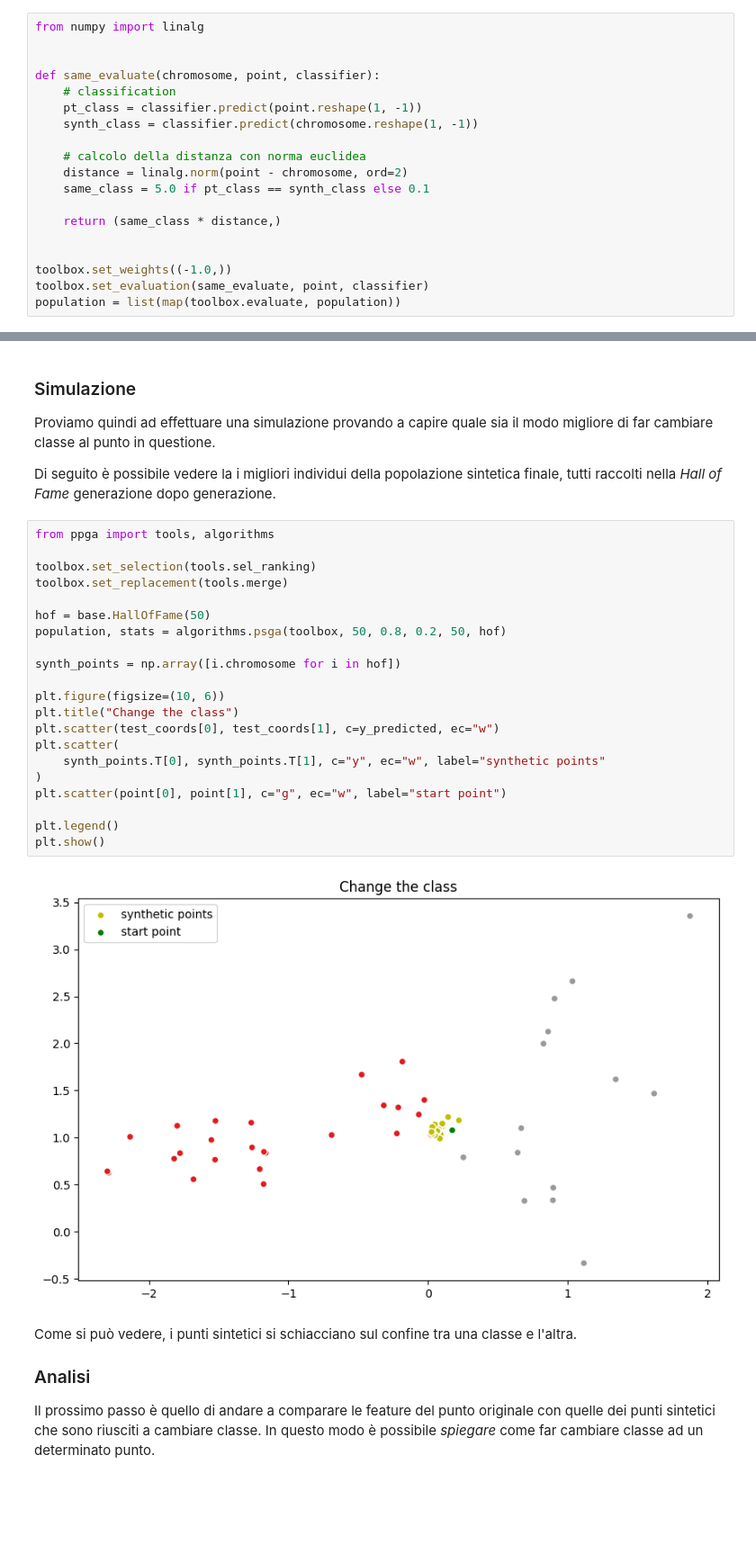
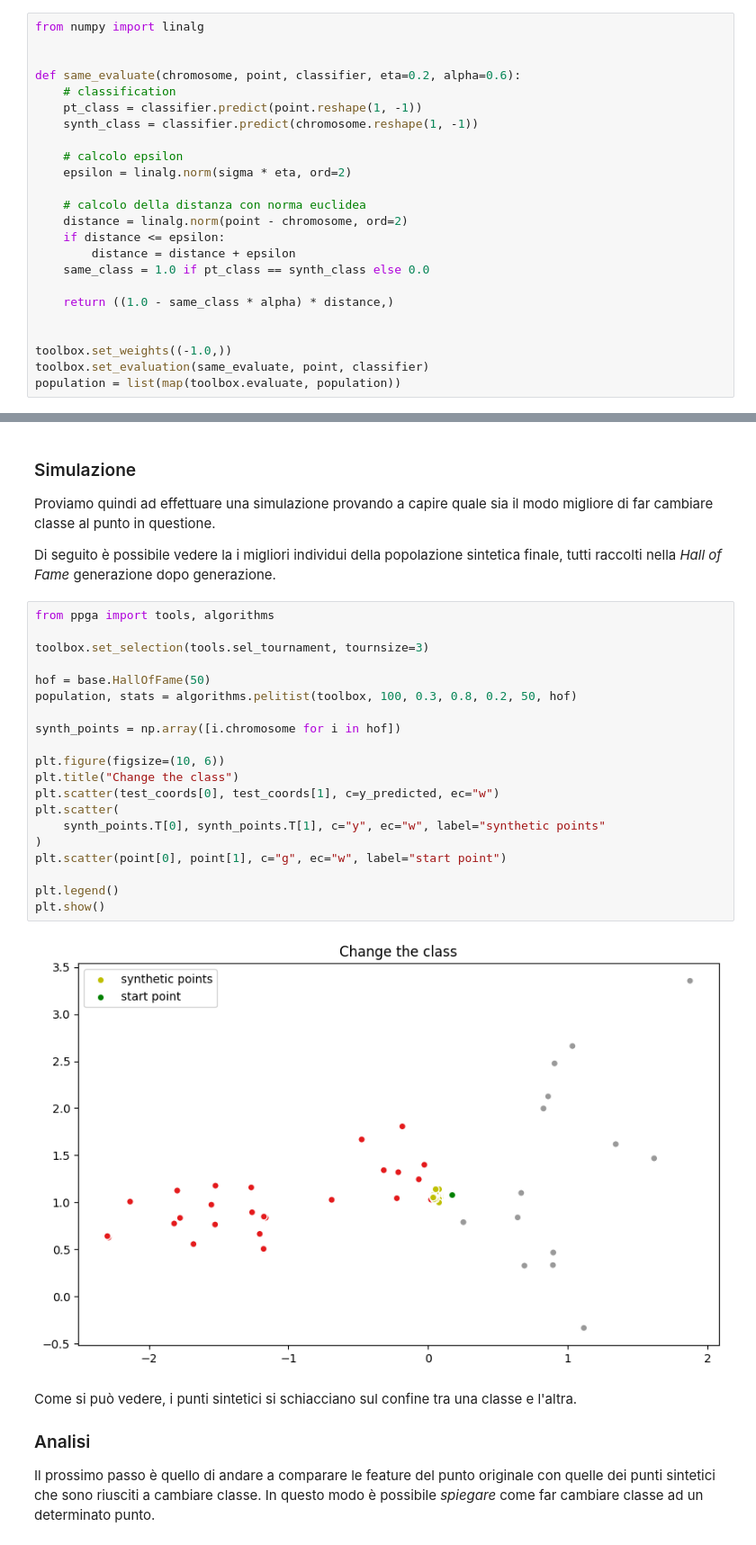
Before and after one commit to FedericoBustaffa/thesis, a Jupyter notebook: src/explain_classifier.ipynb, the cells around one changed output, grey strips where cells are left out. Shown: that part at 90% size. Saved outputs shown, nothing was run; the diff lists cells and outputs as text; blank space fills up the shorter version.

```diff
--- a/src/explain_classifier.ipynb
+++ b/src/explain_classifier.ipynb
@@ -323,16 +274,21 @@ dell'$i$-esimo punto sintetico.
 from numpy import linalg
 
 
-def same_evaluate(chromosome, point, classifier):
+def same_evaluate(chromosome, point, classifier, eta=0.2, alpha=0.6):
     # classification
     pt_class = classifier.predict(point.reshape(1, -1))
     synth_class = classifier.predict(chromosome.reshape(1, -1))
 
+    # calcolo epsilon
+    epsilon = linalg.norm(sigma * eta, ord=2)
+
     # calcolo della distanza con norma euclidea
     distance = linalg.norm(point - chromosome, ord=2)
-    same_class = 5.0 if pt_class == synth_class else 0.1
+    if distance <= epsilon:
+        distance = distance + epsilon
+    same_class = 1.0 if pt_class == synth_class else 0.0
 
-    return (same_class * distance,)
+    return ((1.0 - same_class * alpha) * distance,)
 
 
 toolbox.set_weights((-1.0,))
@@ -500,26 +456,25 @@ generazione.
 # %%
 from ppga import tools, algorithms
 
-toolbox.set_selection(tools.sel_ranking)
-toolbox.set_replacement(tools.merge)
+toolbox.set_selection(tools.sel_tournament, tournsize=3)
 
 hof = base.HallOfFame(50)
-population, stats = algorithms.psga(toolbox, 50, 0.8, 0.2, 50, hof)
+population, stats = algorithms.pelitist(toolbox, 100, 0.3, 0.8, 0.2, 50, hof)
 
 synth_points = np.array([i.chromosome for i in hof])
 
 plt.figure(figsize=(10, 6))
 plt.title("Change the class")
 plt.scatter(test_coords[0], test_coords[1], c=y_predicted, ec="w")
 plt.scatter(
     synth_points.T[0], synth_points.T[1], c="y", ec="w", label="synthetic points"
 )
 plt.scatter(point[0], point[1], c="g", ec="w", label="start point")
 
 plt.legend()
 plt.show()
 # %% [output]
-[figure, old version]
+[figure, new version]
 # %% [markdown]
 Come si può vedere, i punti sintetici si schiacciano sul confine tra una classe
 e l'altra.
```
Also changed, not shown: parts of 9 cells of this notebook.
